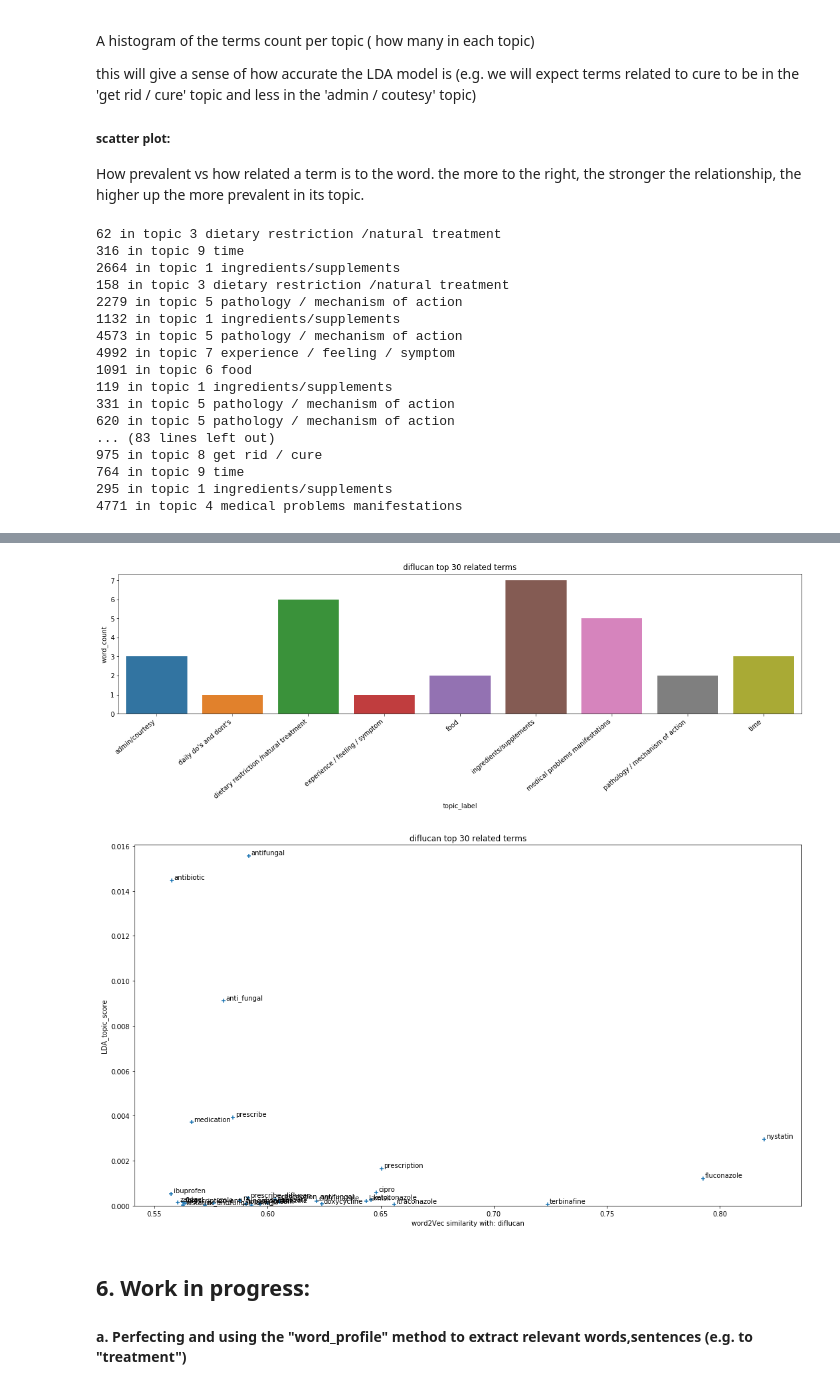
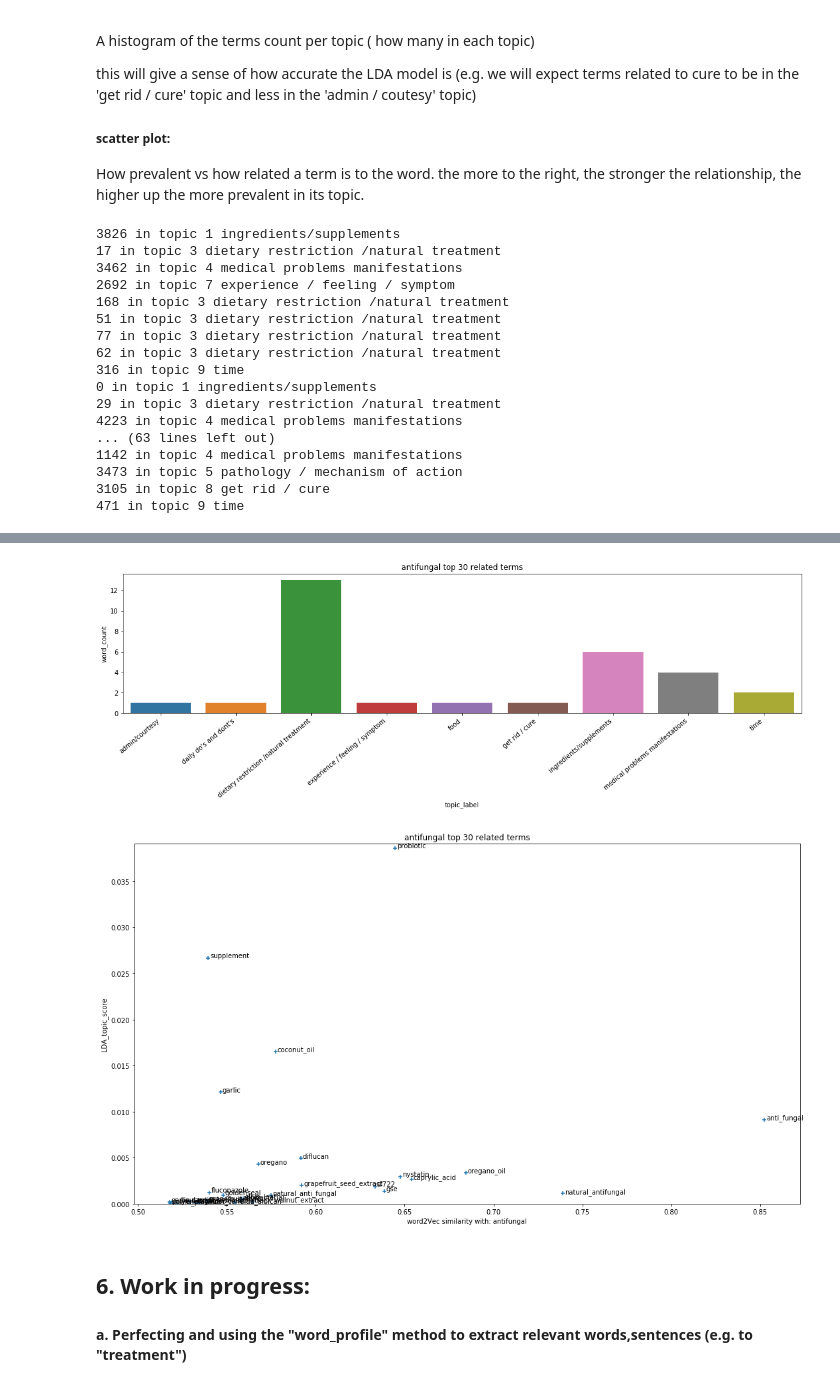
Before and after one commit to Erolino/Support_group_MD, a Jupyter notebook: draft/ppt_notebook.ipynb, the cells around one changed output, grey strips where cells are left out. Drawn from its saved outputs; the diff is of its cells as text; code cells hidden in the pictures.

```diff
--- a/draft/ppt_notebook.ipynb
+++ b/draft/ppt_notebook.ipynb
@@ -178,22 +184,22 @@ this will give a sense of how accurate the LDA model is (e.g. we will expect ter
 
 How prevalent vs how related a term is to the word. the more to the right, the stronger the relationship, the higher up the more prevalent in its topic.
 # %%
-word_profile('diflucan')
+word_profile('antifungal')
 # %% [output]
+3826 in topic 1 ingredients/supplements
+17 in topic 3 dietary restriction /natural treatment
+3462 in topic 4 medical problems manifestations
+2692 in topic 7 experience / feeling / symptom
+168 in topic 3 dietary restriction /natural treatment
+51 in topic 3 dietary restriction /natural treatment
+77 in topic 3 dietary restriction /natural treatment
 62 in topic 3 dietary restriction /natural treatment
 316 in topic 9 time
-2664 in topic 1 ingredients/supplements
-158 in topic 3 dietary restriction /natural treatment
-2279 in topic 5 pathology / mechanism of action
-1132 in topic 1 ingredients/supplements
-4573 in topic 5 pathology / mechanism of action
-4992 in topic 7 experience / feeling / symptom
-1091 in topic 6 food
-119 in topic 1 ingredients/supplements
-331 in topic 5 pathology / mechanism of action
-620 in topic 5 pathology / mechanism of action
-... (83 lines left out)
-975 in topic 8 get rid / cure
-764 in topic 9 time
-295 in topic 1 ingredients/supplements
-4771 in topic 4 medical problems manifestations
+0 in topic 1 ingredients/supplements
+29 in topic 3 dietary restriction /natural treatment
+4223 in topic 4 medical problems manifestations
+... (63 lines left out)
+1142 in topic 4 medical problems manifestations
+3473 in topic 5 pathology / mechanism of action
+3105 in topic 8 get rid / cure
+471 in topic 9 time
@@ -217,5 +223,5 @@ word_profile('diflucan')
-[figure, old version]
+[figure, new version]
-[figure, old version]
+[figure, new version]
 # %% [markdown]
 ## 6. Work in progress:
 #### a. Perfecting and using the "word_profile" method to extract relevant words,sentences (e.g. to "treatment")
```
Also changed, not shown: parts of 3 cells of this notebook, 28 other files.
